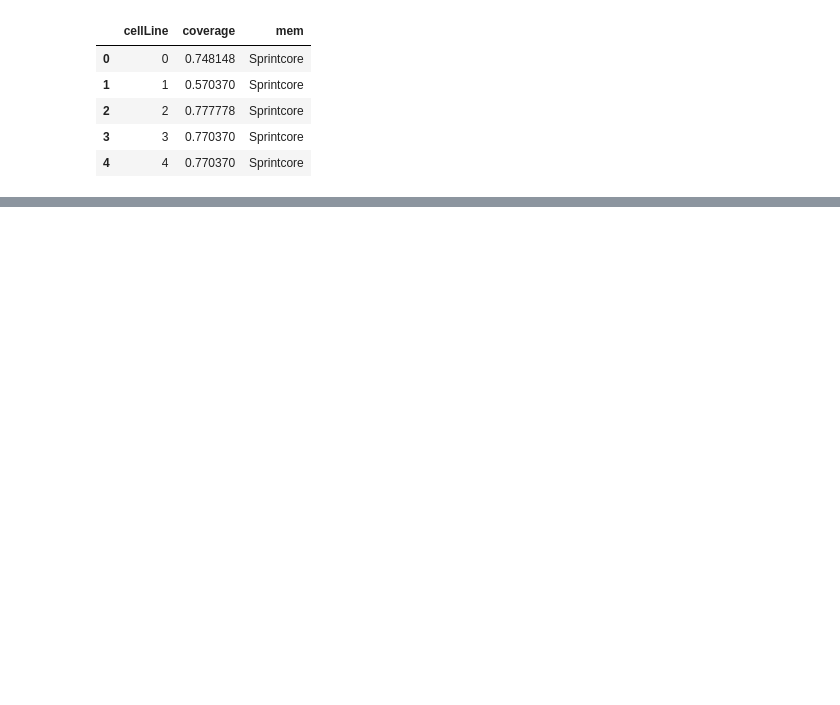
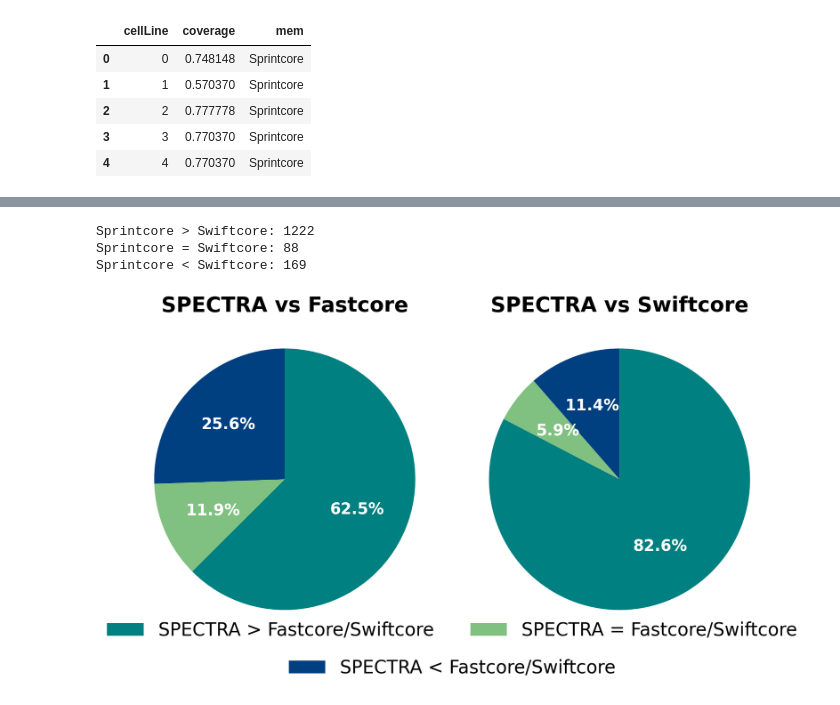
Before and after one commit to NiravBhattLab/SPECTRA, a Jupyter notebook: Visualisations/Cancer_core_coverage.ipynb, the cells around one changed output, grey strips where cells are left out. Drawn from its saved outputs; the diff is of its cells as text; code cells hidden in the pictures; blank space fills up the shorter version.

Commit message:
updated visualisations code

```diff
--- a/Visualisations/Cancer_core_coverage.ipynb
+++ b/Visualisations/Cancer_core_coverage.ipynb
@@ -84,0 +106,65 @@ plot_line_scatter(df2,ax[1],'Sprintcore','Swiftcore')
+# %%
+# for swiftcore vs sprintcore
+count_sprintcore_greater_sw = 0
+count_sprintcore_equal_sw = 0
+count_sprintcore_less_sw = 0
+for m in models:
+    df_temp = df2[df2['cellLine']==m]
+    if df_temp[df_temp['mem']=='Sprintcore']['coverage'].values[0]>df_temp[df_temp['mem']=='Swiftcore']['coverage'].values[0]:
+        count_sprintcore_greater_sw+=1
+    elif df_temp[df_temp['mem']=='Sprintcore']['coverage'].values[0]==df_temp[df_temp['mem']=='Swiftcore']['coverage'].values[0]:
+        count_sprintcore_equal_sw+=1
+    else:
+        count_sprintcore_less_sw+=1
+print(f"Sprintcore > Swiftcore: {count_sprintcore_greater_sw}")
+print(f"Sprintcore = Swiftcore: {count_sprintcore_equal_sw}")
+print(f"Sprintcore < Swiftcore: {count_sprintcore_less_sw}")
+sp_sw = [count_sprintcore_greater_sw,count_sprintcore_equal_sw,count_sprintcore_less_sw]
+# %% [output]
+Sprintcore > Swiftcore: 1222
+Sprintcore = Swiftcore: 88
+Sprintcore < Swiftcore: 169
+# %%
+# Data for the charts
+labels = ['SPECTRA > Fastcore/Swiftcore', 'SPECTRA = Fastcore/Swiftcore', 'SPECTRA < Fastcore/Swiftcore']
+colors = ['#008080','#80c080','#004080']
+
+# Percentages from the image
+fastcore_values = np.array(sp_fc)/np.sum(sp_fc)*100
+swiftcore_values = np.array(sp_sw)/np.sum(sp_sw)*100
+
+# Create a figure with two subplots side-by-side
+fig, (ax1, ax2) = plt.subplots(1, 2, figsize=(18, 10))
+
+wedges, texts, autotexts = ax1.pie(fastcore_values,
+                                  autopct='%1.1f%%',
+                                  startangle=90,
+                                  counterclock=False,
+                                  colors=colors,
+                                  textprops={'fontsize': 30, 'color': 'white','fontweight':'bold'})
+ax1.set_title('SPECTRA vs Fastcore', fontsize=40, fontweight='bold')
+
+# Plot 2: SPECTRA vs Swiftcore
+ax2.pie(swiftcore_values,
+        autopct='%1.1f%%',
+        startangle=90,
+        counterclock=False,
+        colors=colors,
+        textprops={'fontsize': 30, 'color': 'white','fontweight':'bold'})
+
+
+
+ax2.set_title('SPECTRA vs Swiftcore', fontsize=40, fontweight='bold')
+
+# Add a single shared legend at the bottom of the figure
+# loc='lower center' and bbox_to_anchor position it below the charts
+fig.legend(wedges[:2], labels[:2], loc='lower center', ncol=2, fontsize=35, frameon=False, bbox_to_anchor=(0.5, 0.08))
+fig.legend([wedges[2]], [labels[2]], loc='lower center', ncol=1, fontsize=35, frameon=False, bbox_to_anchor=(0.5, -0.02))
+# Adjust layout to make room for the legend (using the rect parameter)
+plt.tight_layout(rect=[0, 0.1, 1, 1])
+
+# Save or show the plot
+plt.savefig('cancer_core_coverage.png', dpi=300,bbox_inches='tight')
+plt.show()
+# %% [output]
+[figure, added]
```
Also changed, not shown: parts of 2 cells of this notebook, 14 other files.
